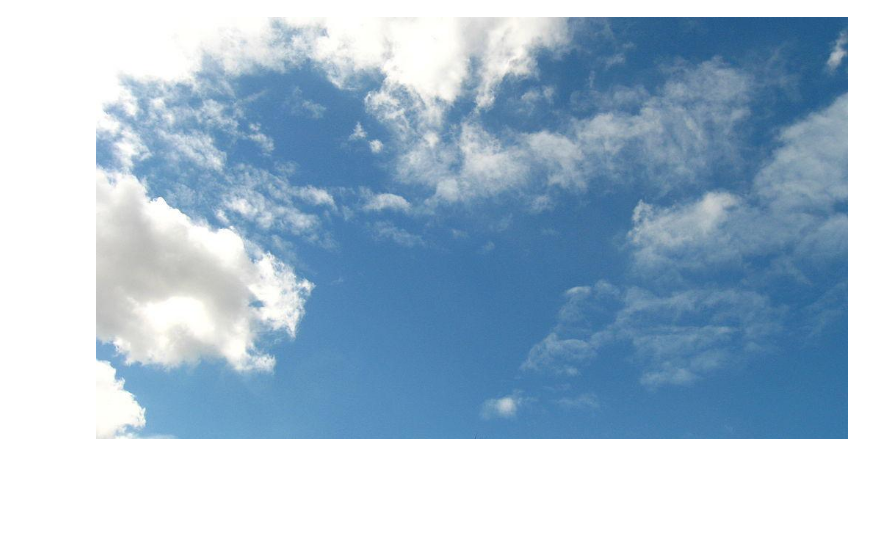
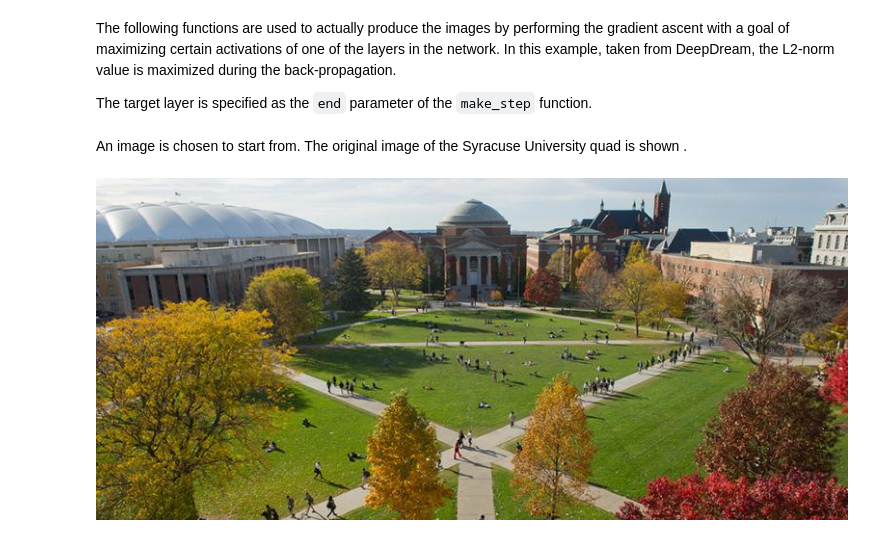
Before and after one commit to RimTeeve/deepdream, a Jupyter notebook: project.ipynb, the cells around one changed output. Cells and saved outputs as stored; diff of their text form; code cells hidden in the pictures; blank space fills up the shorter version.

Commit message:
Update notebook for project and add images

```diff
--- a/project.ipynb
+++ b/project.ipynb
@@ -10,18 +33,21 @@ import caffe
 
 import random
 
-# Paths
+# Paths to network model and weight data
 model_path = 'models/bvlc_googlenet/'
 net_fn = model_path + 'deploy.prototxt'
 param_fn = model_path + 'bvlc_googlenet.caffemodel'
 
 # Functions
 def showarray(a, fmt='jpeg'):
+    """Display an image defined in an array"""
+
     a = np.uint8(np.clip(a, 0, 255))
     f = StringIO()
     PIL.Image.fromarray(a).save(f, fmt)
     display(Image(data=f.getvalue()))
 
+# a couple of utility functions for converting to and from Caffe's input image layout
 def preprocess(net, img):
     return np.float32(np.rollaxis(img, 2)[::-1]) - net.transformer.mean['data']
 
@@ -62,3 +84,7 @@ def deprocess(net, img):
+# %% [markdown]
+The following functions are used to actually produce the images by performing the gradient ascent with a goal of maximizing certain activations of one of the layers in the network. In this example, taken from DeepDream, the L2-norm value is maximized during the back-propagation.
+
+The target layer is specified as the `end` parameter of the `make_step` function.
 # %%
 def objective_L2(dst):
     dst.diff[:] = dst.data
@@ -122,6 +148,7 @@ def deepdream(net, base_img, iter_n=10, octave_n=4, octave_scale=1.4,
+# %% [markdown]
+An image is chosen to start from. The original image of the Syracuse University quad is shown .
 # %%
-img = np.float32(PIL.Image.open('sky1024px.jpg'))
-# img = np.float32(PIL.Image.open('white_noise.jpeg'))
+img = np.float32(PIL.Image.open('su_quad.jpg'))
 showarray(img)
 # %% [output]
-[figure, old version]
+[figure, new version]
```
Also changed, not shown: parts of 19 cells of this notebook, 2 other files.
